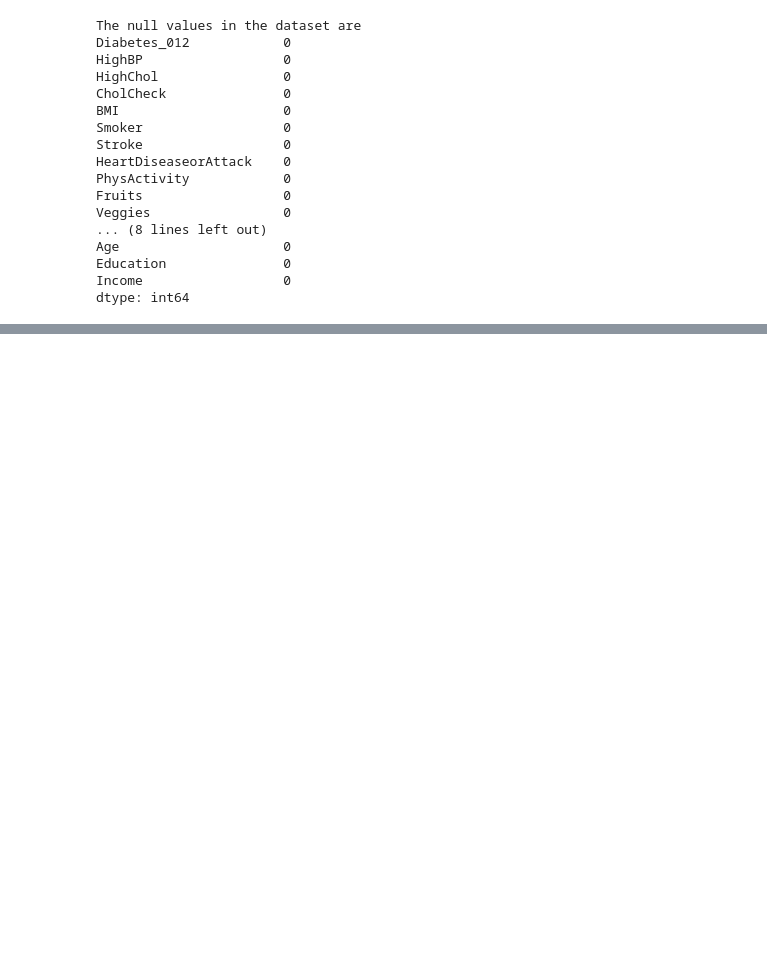
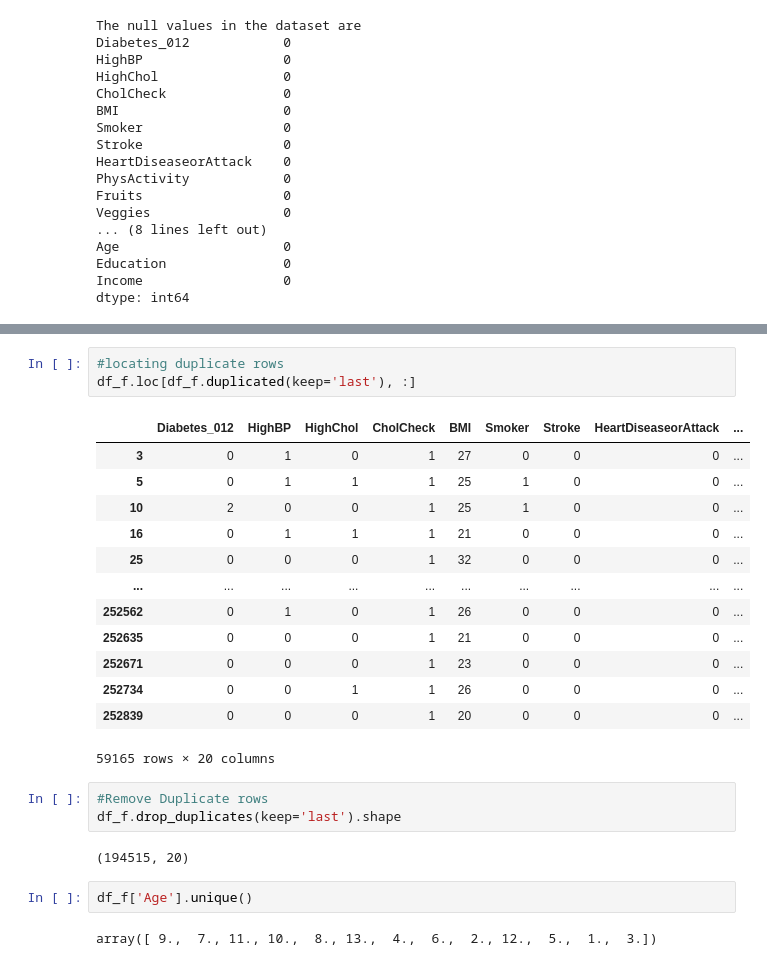
Before and after one commit to akhilnazim0/Data-Science-Project, a Jupyter notebook: Data_Science_Project_.ipynb, the cells around one changed output, grey strips where cells are left out. Saved outputs shown, nothing was run; the diff lists cells and outputs as text; blank space fills up the shorter version.

```diff
--- a/Data_Science_Project_.ipynb
+++ b/Data_Science_Project_.ipynb
@@ -105,0 +177,26 @@ dtype: int64
+# %%
+#locating duplicate rows
+df_f.loc[df_f.duplicated(keep='last'), :]
+# %% [output]
+|  | Diabetes_012 | HighBP | HighChol | CholCheck | BMI | Smoker | Stroke | HeartDiseaseorAttack | ... |
+| 3 | 0 | 1 | 0 | 1 | 27 | 0 | 0 | 0 | ... |
+| 5 | 0 | 1 | 1 | 1 | 25 | 1 | 0 | 0 | ... |
+| 10 | 2 | 0 | 0 | 1 | 25 | 1 | 0 | 0 | ... |
+| 16 | 0 | 1 | 1 | 1 | 21 | 0 | 0 | 0 | ... |
+| 25 | 0 | 0 | 0 | 1 | 32 | 0 | 0 | 0 | ... |
+| ... | ... | ... | ... | ... | ... | ... | ... | ... | ... |
+| 252562 | 0 | 1 | 0 | 1 | 26 | 0 | 0 | 0 | ... |
+| 252635 | 0 | 0 | 0 | 1 | 21 | 0 | 0 | 0 | ... |
+| 252671 | 0 | 0 | 0 | 1 | 23 | 0 | 0 | 0 | ... |
+| 252734 | 0 | 0 | 1 | 1 | 26 | 0 | 0 | 0 | ... |
+| 252839 | 0 | 0 | 0 | 1 | 20 | 0 | 0 | 0 | ... |
+59165 rows × 20 columns
+# %%
+#Remove Duplicate rows
+df_f.drop_duplicates(keep='last').shape
+# %% [output]
+(194515, 20)
+# %%
+df_f['Age'].unique()
+# %% [output]
+array([ 9.,  7., 11., 10.,  8., 13.,  4.,  6.,  2., 12.,  5.,  1.,  3.])
```
Also changed, not shown: parts of 9 cells of this notebook.
